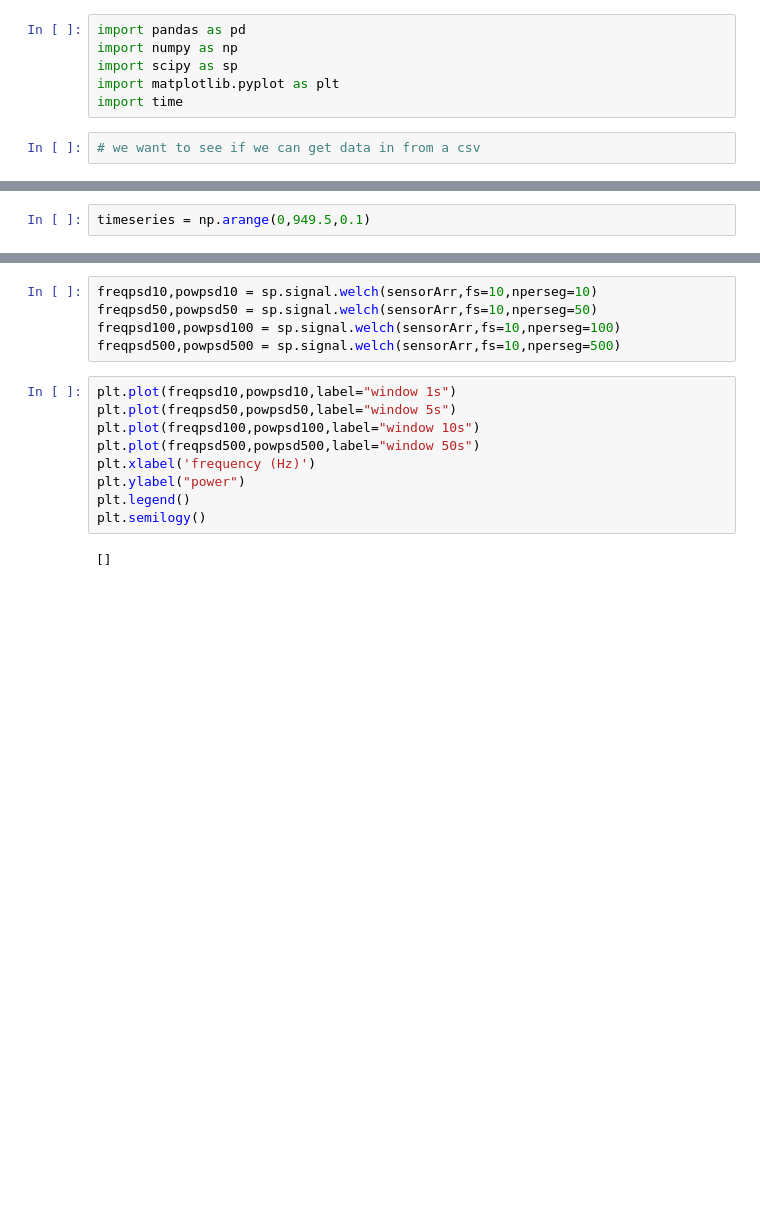
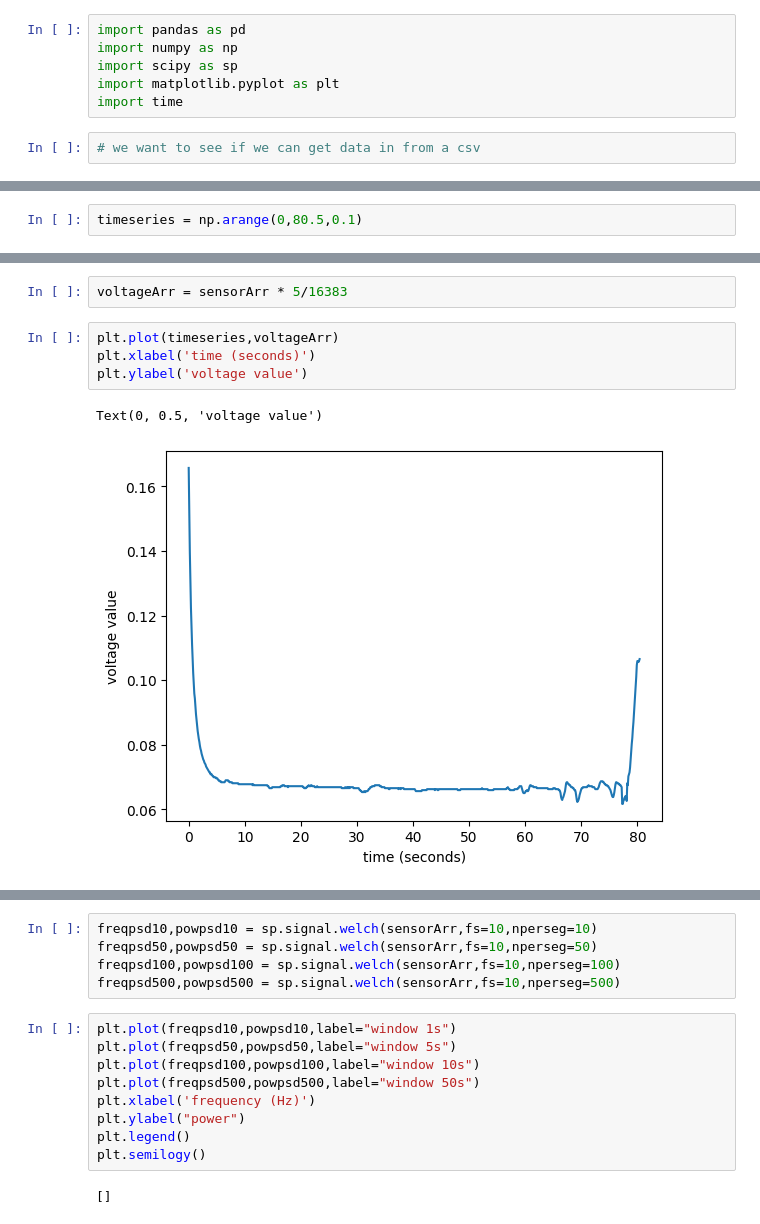
Before and after one commit to Bkorotko03/ALTrainSeismo, a Jupyter notebook: testsAndSuch/csvSignalTest.ipynb, the cells around one changed output, grey strips where cells are left out. Drawn from its saved outputs; the diff is of its cells as text; blank space fills up the shorter version.

```diff
--- a/testsAndSuch/csvSignalTest.ipynb
+++ b/testsAndSuch/csvSignalTest.ipynb
@@ -38,5 +45,5 @@ array([262, 253, 247, ..., 212, 211, 211], shape=(9495,))
 # %%
-timeseries = np.arange(0,949.5,0.1)
+timeseries = np.arange(0,80.5,0.1)
 # %%
 plt.plot(timeseries,sensorArr)
 plt.xlabel('time (seconds)')
@@ -46,0 +54,9 @@ Text(0, 0.5, 'sensor value')
+# %%
+voltageArr = sensorArr * 5/16383
+# %%
+plt.plot(timeseries,voltageArr)
+plt.xlabel('time (seconds)')
+plt.ylabel('voltage value')
+# %% [output]
+Text(0, 0.5, 'voltage value')
+[figure, added]
```
Also changed, not shown: parts of 8 cells of this notebook.
